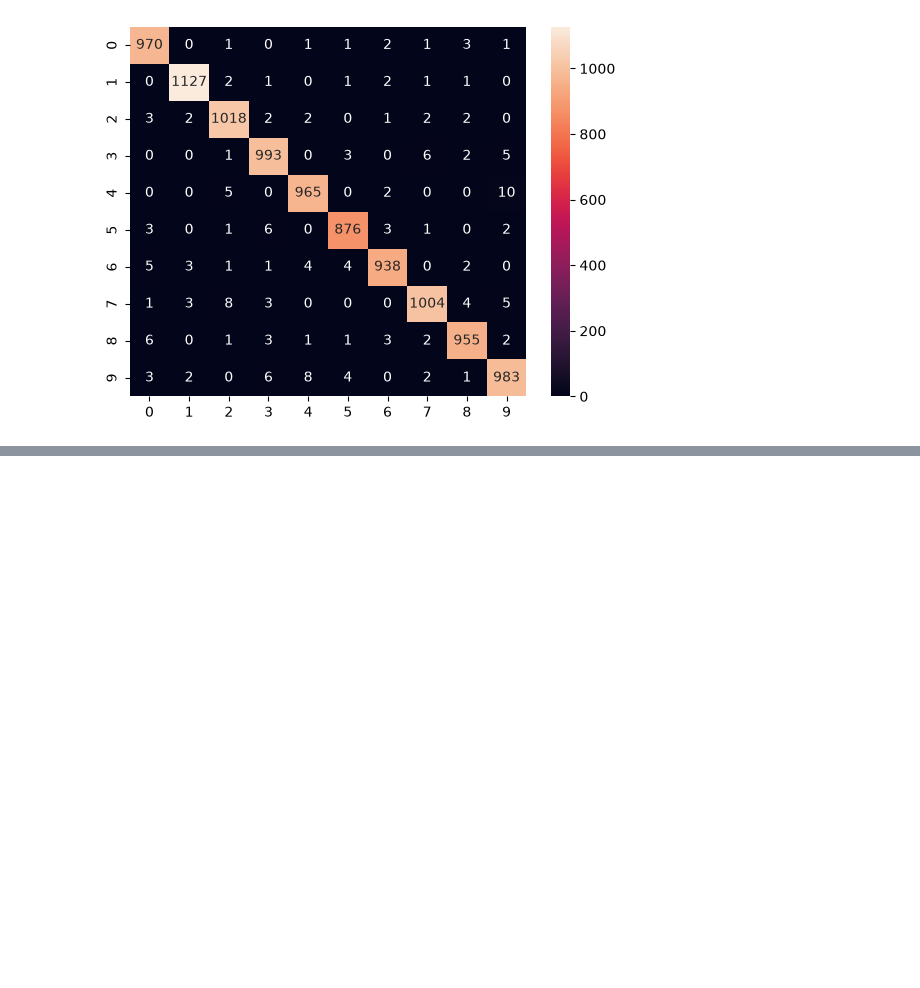
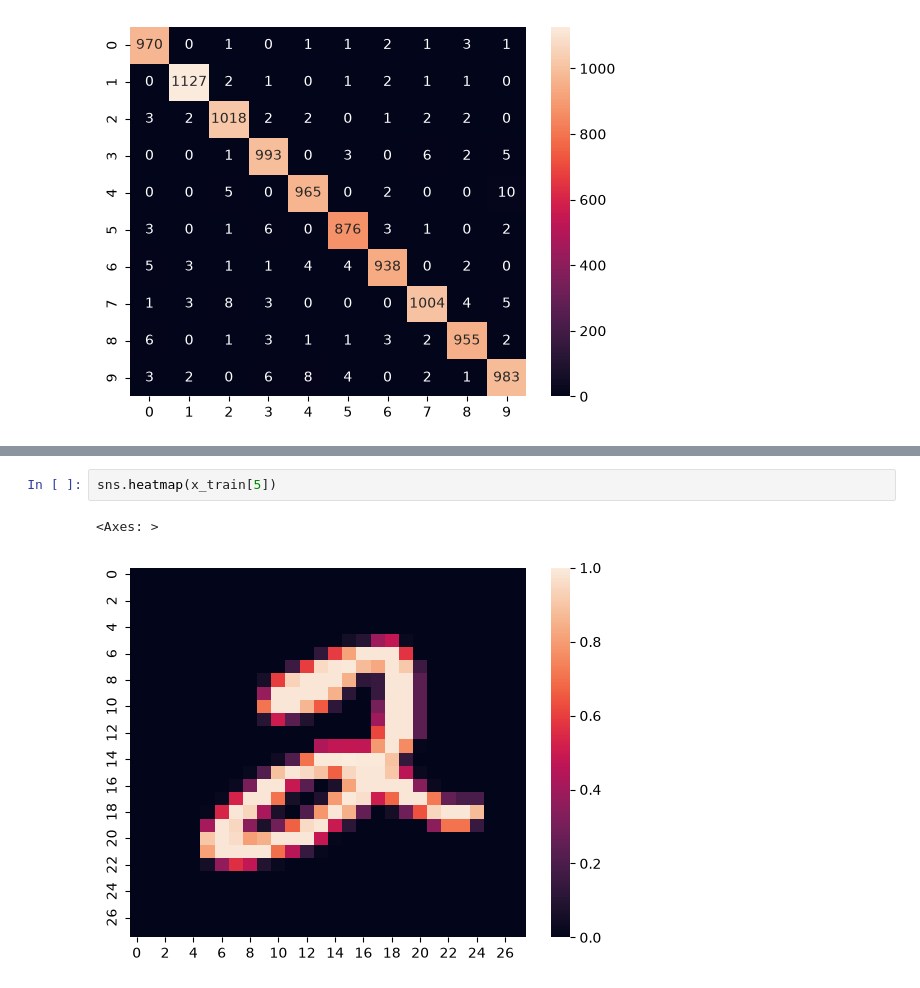
Before and after one commit to ayansuvra/Neural-Network-From-Scratch, a Jupyter notebook: EncoderDecoder.ipynb, the cells around one changed output, grey strips where cells are left out. Drawn from its saved outputs; the diff is of its cells as text; blank space fills up the shorter version.

```diff
--- a/EncoderDecoder.ipynb
+++ b/EncoderDecoder.ipynb
@@ -358,0 +378,5 @@ sns.heatmap(confusion_matrix(y_test, predictions_test), annot=True, fmt='d')
+# %%
+sns.heatmap(x_train[5])
+# %% [output]
+<Axes: >
+[figure, added]
```
Also changed, not shown: parts of 9 cells of this notebook.
